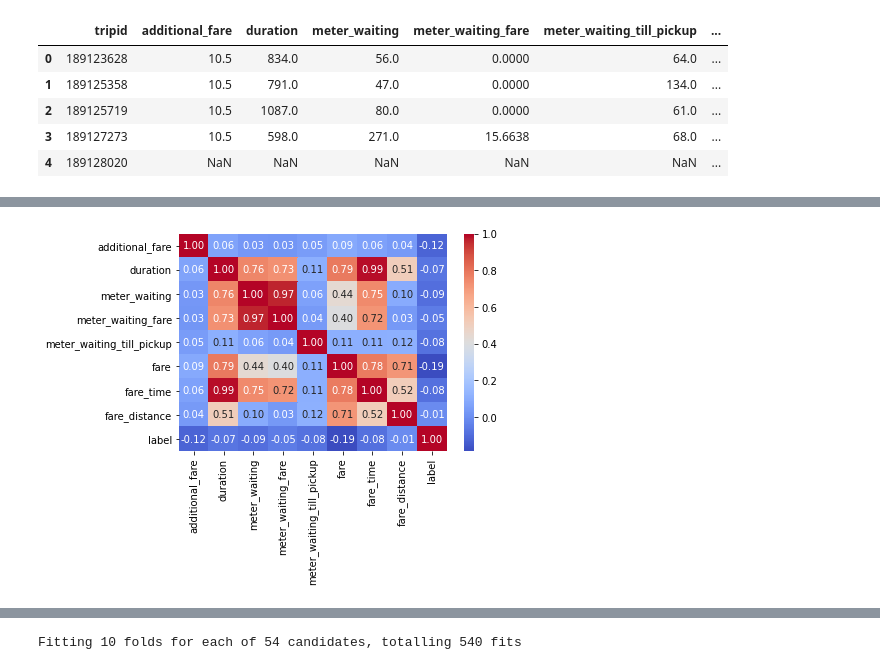
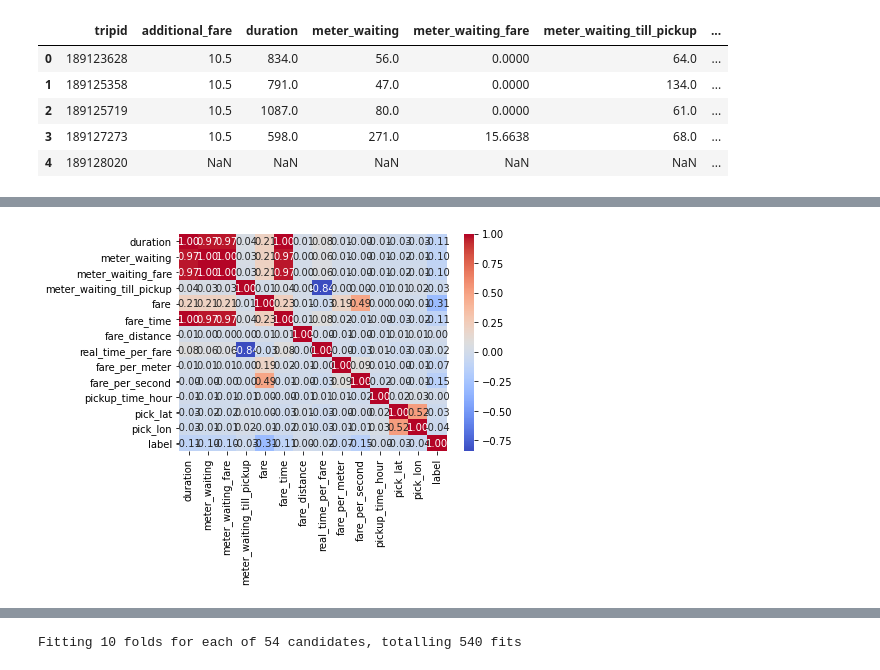
Before and after one commit to rpjayasekara/Fare-Classification-Problem, a Jupyter notebook: fare_classification_refac.ipynb, the cells around one changed output, grey strips where cells are left out. Cells and saved outputs as stored; diff of their text form; code cells hidden in the pictures.

Commit message:
new features = fare per second, fare per m

```diff
--- a/fare_classification_refac.ipynb
+++ b/fare_classification_refac.ipynb
@@ -68,10 +122,9 @@ train.head()
 # %%
 train['additional_fare'].fillna(train['additional_fare'].dropna().median(), inplace=True)
-train['duration'].fillna(train['duration'].dropna().median(), inplace=True)
-train['meter_waiting'].fillna(train['meter_waiting'].dropna().median(), inplace=True)
-train['meter_waiting_fare'].fillna(train['meter_waiting_fare'].dropna().median(), inplace=True)
-train['meter_waiting_till_pickup'].fillna(train['meter_waiting_till_pickup'].dropna().median(), inplace=True)
-train['fare'].fillna(train['fare'].dropna().mean(), inplace=True)
+train['duration'].fillna(train['duration'].dropna().mean(), inplace=True)
+train['meter_waiting'].fillna(train['meter_waiting'].dropna().mean(), inplace=True)
+train['meter_waiting_fare'].fillna(0, inplace=True)
+train['meter_waiting_till_pickup'].fillna(train['meter_waiting_till_pickup'].dropna().mean(), inplace=True)
 train.head()
 # %% [output]
 |  | tripid | additional_fare | duration | meter_waiting | meter_waiting_fare | meter_waiting_till_pickup | ... |
@@ -82,0 +136,4 @@ train.head()
+# %%
+for i, row in train.iterrows():
+  if (np.isnan(train['fare'][i]) and train['label'][i]==0):
+    train['fare'][i] = train['fare'].max()
@@ -94,4 +217,4 @@ train.describe()
 | max | 2.138173e+08 | 12795.030000 | 453872.000000 | 453650.000000 | 26198.601400 | 51288.000000 | 8.051010 | ... |
 # %%
-new_train = (pd.get_dummies(train[['additional_fare', 'duration', 'meter_waiting', 'meter_waiting_fare', 'meter_waiting_till_pickup', 'fare', 'fare_time', 'fare_distance', 'label']], dummy_na=True)).fillna(0)
-new_test = (pd.get_dummies(test[['additional_fare', 'duration', 'meter_waiting', 'meter_waiting_fare', 'meter_waiting_till_pickup', 'fare', 'fare_time', 'fare_distance']], dummy_na=True)).fillna(0)
+new_train = (pd.get_dummies(train[['additional_fare', 'duration', 'meter_waiting', 'meter_waiting_fare', 'meter_waiting_till_pickup', 'fare', 'fare_time', 'fare_distance', 'fare_per_second','fare_per_meter','real_time_per_fare', 'pickup_time_hour', 'total_fare', 'pick_lat', 'pick_lon', 'label']], dummy_na=True)).fillna(0)
+new_test = (pd.get_dummies(test[['total_fare', 'fare_time', 'fare_distance', 'fare_per_second','fare_per_meter','real_time_per_fare', 'pickup_time_hour', 'pick_lat', 'pick_lon']], dummy_na=True)).fillna(0)
@@ -196,4 +221,4 @@ train_cleaned.head(20)
 # %%
-g = sns.heatmap(train_cleaned[['additional_fare', 'duration', 'meter_waiting', 'meter_waiting_fare', 'meter_waiting_till_pickup', 'fare', 'fare_time', 'fare_distance', 'label']].corr(),annot=True, fmt = ".2f", cmap = "coolwarm")
+g = sns.heatmap(new_train[['duration', 'meter_waiting', 'meter_waiting_fare', 'meter_waiting_till_pickup', 'fare', 'fare_time', 'fare_distance', 'real_time_per_fare', 'fare_per_meter', 'fare_per_second', 'pickup_time_hour','pick_lat', 'pick_lon', 'label']].corr(),annot=True, fmt = ".2f", cmap = "coolwarm")
 # %% [output]
-[figure, old version]
+[figure, new version]
```
Also changed, not shown: parts of 29 cells of this notebook.
